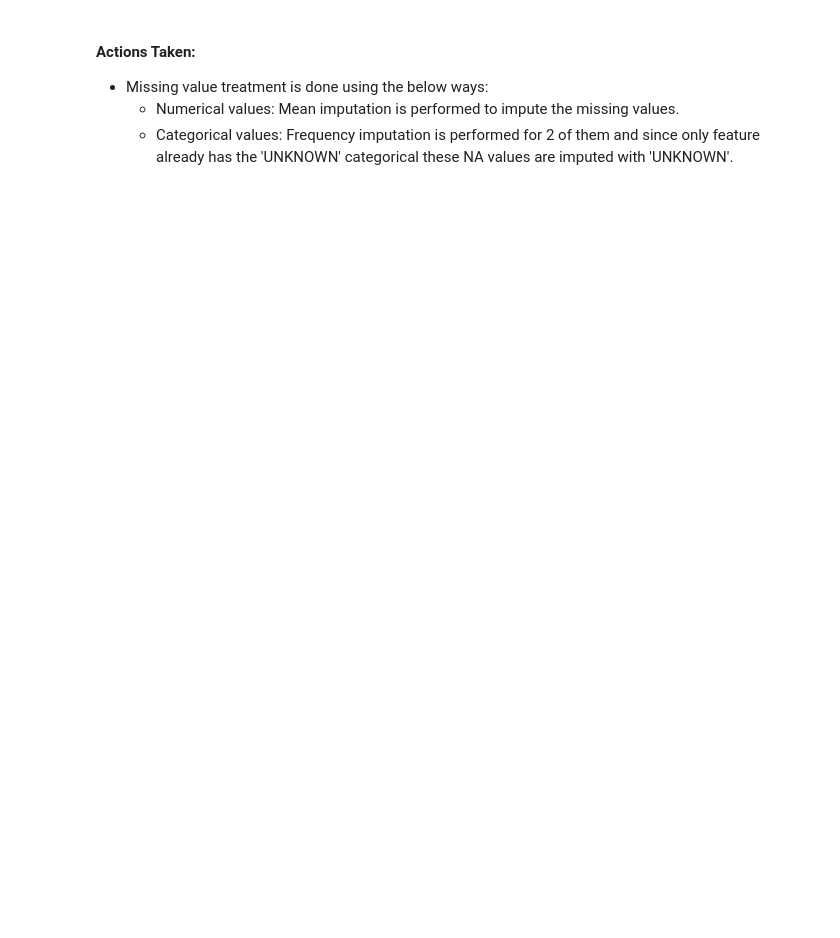
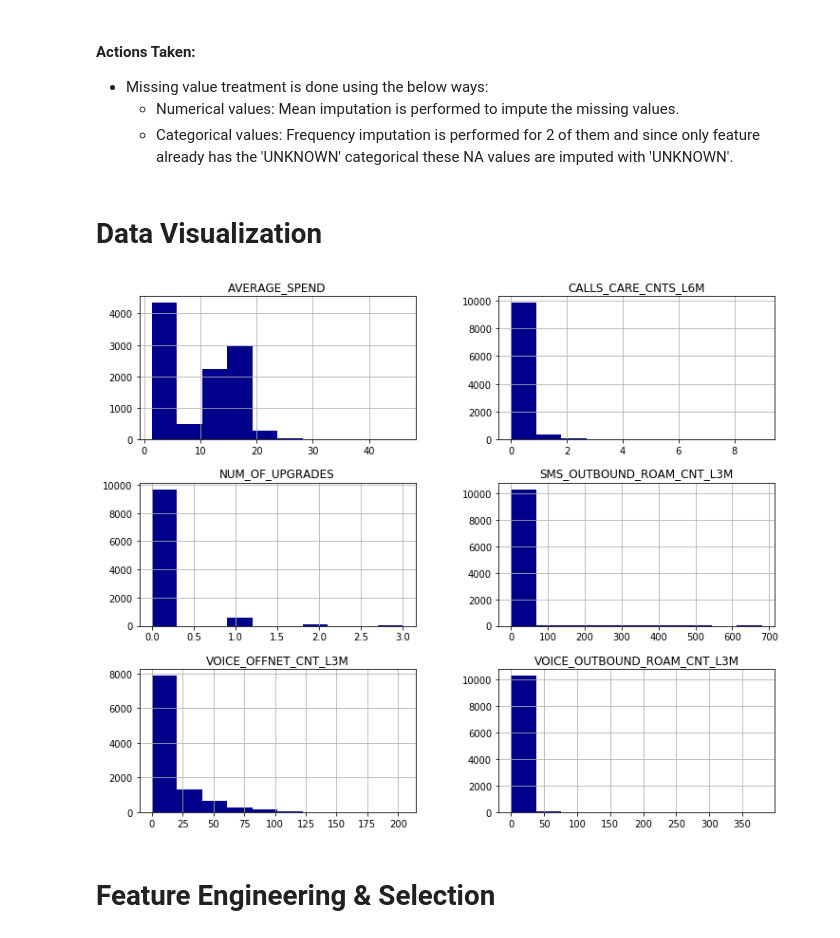
Before and after one commit to rameshs-data/Customer_Upgrade_Prediction, a Jupyter notebook: CustomerUpgradePrediction.ipynb, the cells around one changed output. Saved outputs shown, nothing was run; the diff lists cells and outputs as text; code cells hidden in the pictures; blank space fills up the shorter version.

```diff
--- a/CustomerUpgradePrediction.ipynb
+++ b/CustomerUpgradePrediction.ipynb
@@ -270,8 +267,7 @@ dtype: int64
 # %%
 # Using mean imputation to impute float variables
 
-num_nul_cols = ['AVERAGE_SPEND', 'VOICE_OUTBOUND_ROAM_CNT_L3M', 'SMS_OUTBOUND_ROAM_CNT_L3M', 'DATA_CNT_L3M',
-                'DATA_VOLUME_L3M', 'NUM_OF_UPGRADES', 'TOPUP_VALUE_L3M', 'TOPUP_CNT_L3M', 'CALLS_CARE_CNTS_L6M']
+num_nul_cols = ['AVERAGE_SPEND', 'VOICE_OUTBOUND_ROAM_CNT_L3M', 'SMS_OUTBOUND_ROAM_CNT_L3M']
 
 data[num_nul_cols] = data[num_nul_cols].fillna(data[num_nul_cols].mean())
 # %%
@@ -284,3 +284,10 @@ dtype: int64
+# %%
+data['VOICE_OFFNET_DUR_L3M'] = data['VOICE_OFFNET_DUR_L3M'].str.strip()
+data['VOICE_OFFNET_DUR_L3M'] = data['VOICE_OFFNET_DUR_L3M'].str.replace(',','',regex=True)
+data['VOICE_OFFNET_DUR_L3M'] = data['VOICE_OFFNET_DUR_L3M'].apply(pd.to_numeric)
+data['SMS_OFFNET_CNT_L3M'] = data['SMS_OFFNET_CNT_L3M'].str.strip()
+data['SMS_OFFNET_CNT_L3M'] = data['SMS_OFFNET_CNT_L3M'].str.replace(',','',regex=True)
+data['SMS_OFFNET_CNT_L3M'] = data['SMS_OFFNET_CNT_L3M'].apply(pd.to_numeric)
 # %% [markdown]
 ### Handling categorical columns with missing data
 # %%
@@ -319,3 +320,12 @@ Counter({'N': 10189, 'Y': 161})
 - Missing value treatment is done using the below ways:
     - Numerical values: Mean imputation is performed to impute the missing values.
     - Categorical values: Frequency imputation is performed for 2 of them and since only feature already has the 'UNKNOWN' categorical these NA values are imputed with 'UNKNOWN'.
+# %% [markdown]
+# Data Visualization
+# %%
+# sns.pairplot(data[num_cols]);
+data[num_cols].hist(figsize=(12, 10), color='darkblue');
+# %% [output]
+[figure, added]
+# %% [markdown]
+# Feature Engineering & Selection
```
Also changed, not shown: parts of 25 cells of this notebook.
